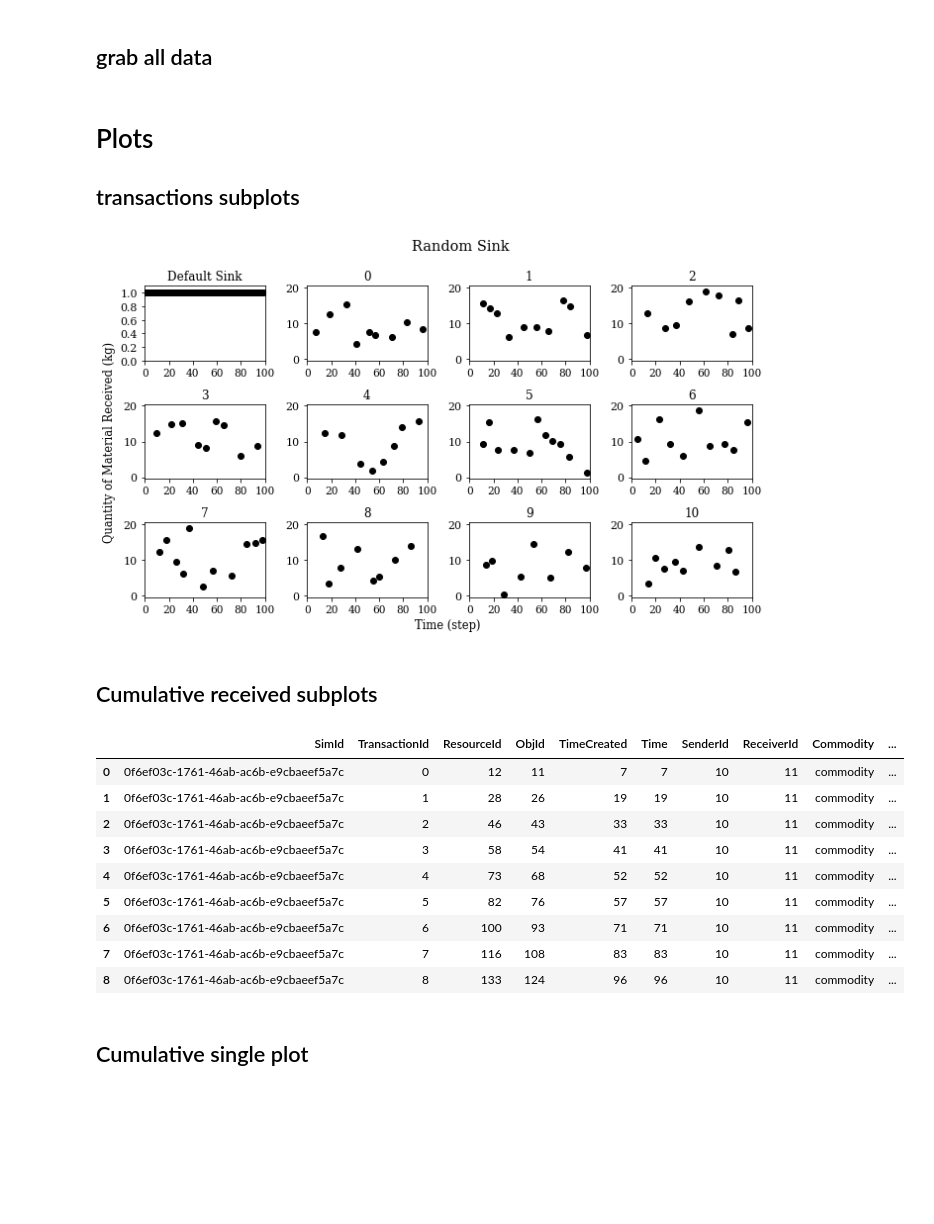
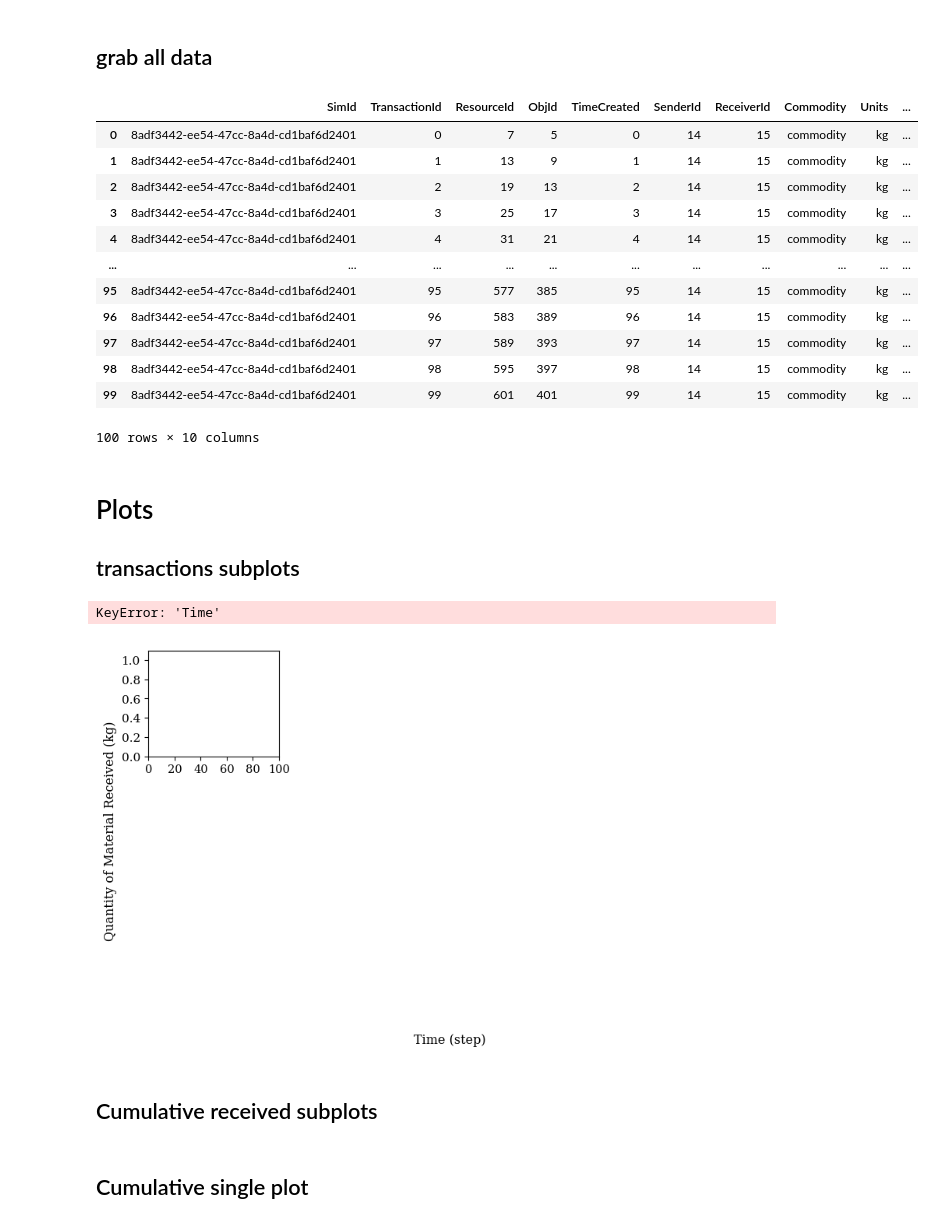
Before and after one commit to nuclearkatie/dissertation-toy-problems, a Jupyter notebook: buying-behavior/randomness-sink/both-same-avg/randomness-same-ave.ipynb, the cells around one changed output. Cells and saved outputs as stored; diff of their text form; code cells hidden in the pictures; blank space fills up the shorter version.

Commit message:
randomness size/freq with histogram

```diff
--- a/buying-behavior/randomness-sink/both-same-avg/randomness-same-ave.ipynb
+++ b/buying-behavior/randomness-sink/both-same-avg/randomness-same-ave.ipynb
@@ -36,7 +36,10 @@ def get_data(file):
 
     name = os.path.splitext(file)[0]
 
-    transactions = evaler.eval('TransactionQuantity')
+    tr = evaler.eval('Transactions')
+    res = evaler.eval('Resources')
+    transactions = pd.merge(res, tr, on=['SimId', 'ResourceId'], how='inner')
+
     agents = evaler.eval('Agents')
 
     storage_id = agents.loc[agents["Prototype"] == "SomeSink"]["AgentId"]
@@ -70,6 +73,22 @@ data = {}
 for file in filenames:
     (name, file_data) = get_data(file)
     data[name] = file_data
+# %%
+data['no-behavior']['t_s']
+# %% [output]
+|  | SimId | TransactionId | ResourceId | ObjId | TimeCreated | SenderId | ReceiverId | Commodity | Units | ... |
+| 0 | 8adf3442-ee54-47cc-8a4d-cd1baf6d2401 | 0 | 7 | 5 | 0 | 14 | 15 | commodity | kg | ... |
+| 1 | 8adf3442-ee54-47cc-8a4d-cd1baf6d2401 | 1 | 13 | 9 | 1 | 14 | 15 | commodity | kg | ... |
+| 2 | 8adf3442-ee54-47cc-8a4d-cd1baf6d2401 | 2 | 19 | 13 | 2 | 14 | 15 | commodity | kg | ... |
+| 3 | 8adf3442-ee54-47cc-8a4d-cd1baf6d2401 | 3 | 25 | 17 | 3 | 14 | 15 | commodity | kg | ... |
+| 4 | 8adf3442-ee54-47cc-8a4d-cd1baf6d2401 | 4 | 31 | 21 | 4 | 14 | 15 | commodity | kg | ... |
+| ... | ... | ... | ... | ... | ... | ... | ... | ... | ... | ... |
+| 95 | 8adf3442-ee54-47cc-8a4d-cd1baf6d2401 | 95 | 577 | 385 | 95 | 14 | 15 | commodity | kg | ... |
+| 96 | 8adf3442-ee54-47cc-8a4d-cd1baf6d2401 | 96 | 583 | 389 | 96 | 14 | 15 | commodity | kg | ... |
+| 97 | 8adf3442-ee54-47cc-8a4d-cd1baf6d2401 | 97 | 589 | 393 | 97 | 14 | 15 | commodity | kg | ... |
+| 98 | 8adf3442-ee54-47cc-8a4d-cd1baf6d2401 | 98 | 595 | 397 | 98 | 14 | 15 | commodity | kg | ... |
+| 99 | 8adf3442-ee54-47cc-8a4d-cd1baf6d2401 | 99 | 601 | 401 | 99 | 14 | 15 | commodity | kg | ... |
+100 rows × 10 columns
 # %% [markdown]
 # Plots
 ## transactions subplots
@@ -117,7 +136,8 @@ fig.tight_layout()
 
 #plt.savefig('transactions-subplots', transparent=True)
 # %% [output]
+KeyError: 'Time'
-[figure, old version]
+[figure, new version]
 # %% [markdown]
 ## Cumulative received subplots
 # %%
@@ -129,17 +149,6 @@ for i in range(0,11):
                                    ]['t_s']['Quantity'].cumsum()
 # %%
 data['rbsa_0']['t_s']
-# %% [output]
-|  | SimId | TransactionId | ResourceId | ObjId | TimeCreated | Time | SenderId | ReceiverId | Commodity | ... |
-| 0 | 0f6ef03c-1761-46ab-ac6b-e9cbaeef5a7c | 0 | 12 | 11 | 7 | 7 | 10 | 11 | commodity | ... |
-| 1 | 0f6ef03c-1761-46ab-ac6b-e9cbaeef5a7c | 1 | 28 | 26 | 19 | 19 | 10 | 11 | commodity | ... |
-| 2 | 0f6ef03c-1761-46ab-ac6b-e9cbaeef5a7c | 2 | 46 | 43 | 33 | 33 | 10 | 11 | commodity | ... |
-| 3 | 0f6ef03c-1761-46ab-ac6b-e9cbaeef5a7c | 3 | 58 | 54 | 41 | 41 | 10 | 11 | commodity | ... |
-| 4 | 0f6ef03c-1761-46ab-ac6b-e9cbaeef5a7c | 4 | 73 | 68 | 52 | 52 | 10 | 11 | commodity | ... |
-| 5 | 0f6ef03c-1761-46ab-ac6b-e9cbaeef5a7c | 5 | 82 | 76 | 57 | 57 | 10 | 11 | commodity | ... |
-| 6 | 0f6ef03c-1761-46ab-ac6b-e9cbaeef5a7c | 6 | 100 | 93 | 71 | 71 | 10 | 11 | commodity | ... |
-| 7 | 0f6ef03c-1761-46ab-ac6b-e9cbaeef5a7c | 7 | 116 | 108 | 83 | 83 | 10 | 11 | commodity | ... |
-| 8 | 0f6ef03c-1761-46ab-ac6b-e9cbaeef5a7c | 8 | 133 | 124 | 96 | 96 | 10 | 11 | commodity | ... |
 # %% [markdown]
 ## Cumulative single plot
 # %%
```
Also changed, not shown: parts of 4 cells of this notebook, 1 other file.
